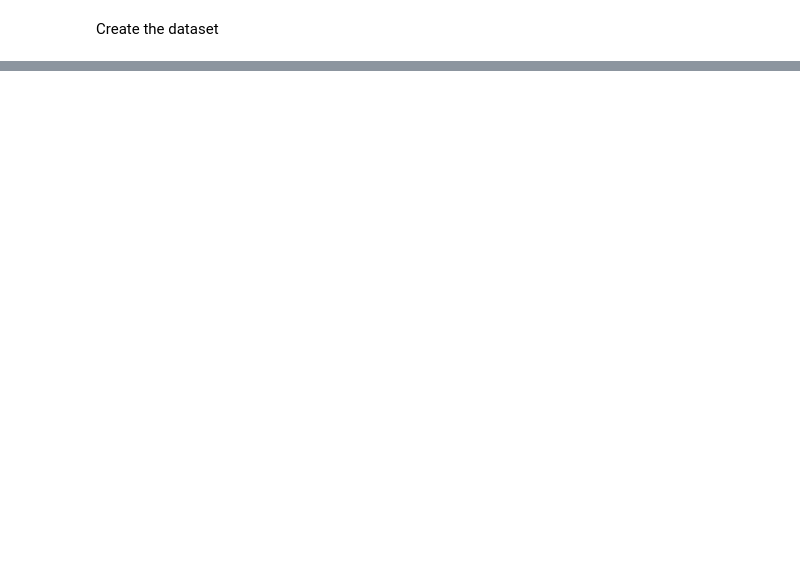
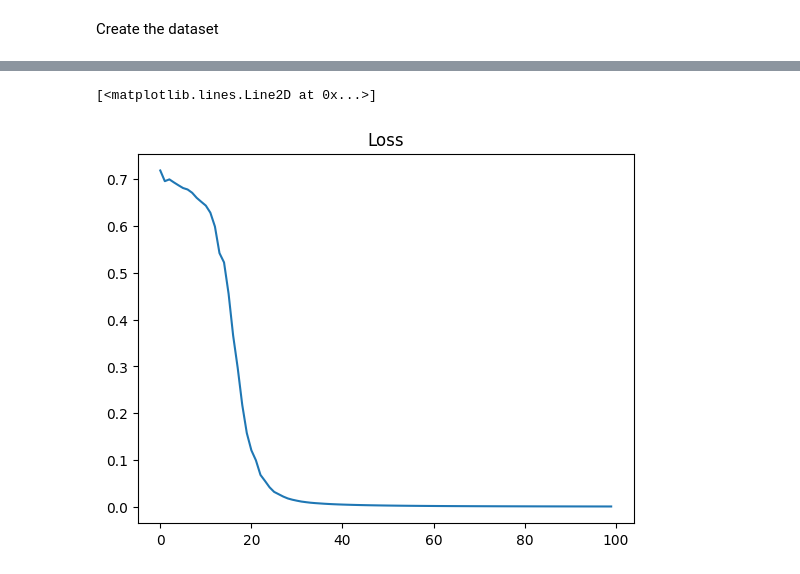
Before and after one commit to tylerthecoder/knowledge, a Jupyter notebook: deep-learning/hw/hw2/bin_add.ipynb, the cells around one changed output, grey strips where cells are left out. Saved outputs shown, nothing was run; the diff lists cells and outputs as text; code cells hidden in the pictures; blank space fills up the shorter version.

Commit message:
Binary add rnn works!

```diff
--- a/deep-learning/hw/hw2/bin_add.ipynb
+++ b/deep-learning/hw/hw2/bin_add.ipynb
@@ -34,7 +59,7 @@ class BinaryDataset(Dataset):
 	def __len__(self):
 		return self.seq_length - self.num_bits + 1
 # %%
-data = BinaryDataset(128, 5)
+data = BinaryDataset(3 * 128, 5)
 test_dataloader = DataLoader(dataset=data, batch_size=128)
 print(data.__getitem__(0))
 # %% [output]
@@ -45,0 +139,36 @@ print(data.__getitem__(0))
+# %%
+
+# Train the model
+num_epochs = 100
+
+all_losses = []
+
+best_loss = 10
+
+for epoch in range(num_epochs):
+	losses = []
+	for x, label in iter(test_dataloader):
+		model.train()
+
+		# Forward pass
+		out = model(x)
+		loss = criterion(out, label.float())
+
+		# Backward and optimize
+		optimizer.zero_grad()
+		loss.backward()
+		optimizer.step()
+
+		losses.append(loss.item())
+
+		# Compute accuracy
+		accuracy = compute_accuracy(label, out)
+
+		if loss.item() < best_loss:
+			best_loss = loss.item()
+			torch.save(model.state_dict(), "best-model.bin")
+
+		print(f"Epoch [{epoch}/{num_epochs}], Loss: {loss.item():.4f}, Accuracy: {accuracy * 100:.2f}%")
+
+	avg_loss = sum(losses) / len(losses)
+	all_losses.append(avg_loss)
@@ -45,0 +193,8 @@ print(data.__getitem__(0))
+# %%
+# Plot the losses
+
+plt.title("Loss")
+plt.plot(all_losses)
+# %% [output]
+[<matplotlib.lines.Line2D at 0x...>]
+[figure, added]
```
Also changed, not shown: parts of 11 cells of this notebook, 1 other file.
